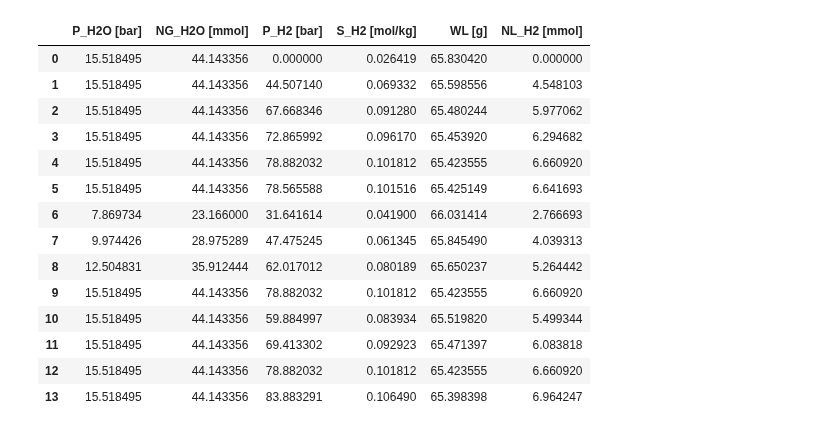
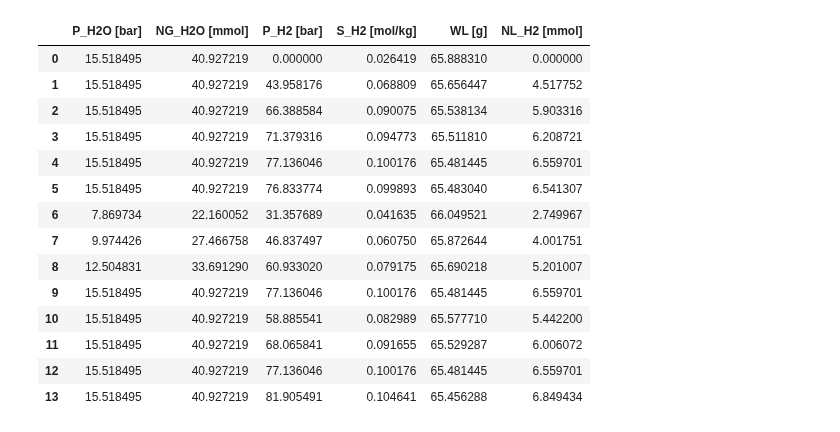
Before and after one commit to 100sjun/repos_python, a Jupyter notebook: Project/Glycerol/Kinetic_Model/data_treatment.ipynb, the cells around one changed output. Cells and saved outputs as stored; diff of their text form; code cells hidden in the pictures.

```diff
--- a/Project/Glycerol/Kinetic_Model/data_treatment.ipynb
+++ b/Project/Glycerol/Kinetic_Model/data_treatment.ipynb
@@ -45,56 +45,49 @@ df_mol = pd.DataFrame()
 df_mol['N_Gly [mmol]'] = df['Ni_Gly [mmol]']*(100-df['Conv [%]'])/100
 df_mol['N_LA [mmol]'] = df['Ni_Gly [mmol]']*df['Conv [%]']/100*df_sel['LA [%]']/100
 df_mol['N_PDO [mmol]'] = df['Ni_Gly [mmol]']*df['Conv [%]']/100*df_sel['PDO [%]']/100
 df_mol['N_FA [mmol]'] = df['Ni_Gly [mmol]']*df['Conv [%]']/100*df_sel['FA [%]']/100
 df_mol['N_GA [mmol]'] = df['Ni_Gly [mmol]']*df['Conv [%]']/100*df_sel['GA [%]']/100
 df_mol['N_ME [mmol]'] = df['Ni_Gly [mmol]']*df['Conv [%]']/100*df_sel['ME [%]']/100
 df_mol['N_EG [mmol]'] = df['Ni_Gly [mmol]']*df['Conv [%]']/100*df_sel['EG [%]']/100
 df_mol['N_KOH [mmol]'] = df['Ni_KOH [mmol]'] - df_mol['N_LA [mmol]'] - df_mol['N_FA [mmol]'] - df_mol['N_GA [mmol]']
 df_mol['N_H2O [mmol]'] = df['Ni_H2O [mmol]'] + df_mol['N_LA [mmol]'] + df_mol['N_PDO [mmol]']
 df_mol['N_H2 [mmol]'] = df_mol['N_LA [mmol]'] + df_mol['N_FA [mmol]']*1.5 + df_mol['N_GA [mmol]']*1.5 - df_mol['N_ME [mmol]'] - df_mol['N_PDO [mmol]']
 df_mol['N_TOT [mmol]'] = df_mol.sum(axis=1)
 
 # hydrogen solubility
 
-from thermo import Chemical
-from thermo.eos import PR
-
-h2 = Chemical('hydrogen')
-h2o = Chemical('water')
-
 df_h2 = pd.DataFrame()
 df_h2['P_H2O [bar]'] = 10**(8.14019-1810.94/(244.485+df['Temp [degC]']))/750.062 # Antoine equation
 df_h2['NG_H2O [mmol]'] = 0.0
 df_h2['P_H2 [bar]'] = 0.0
 for i in range(len(df_h2)):
-    vg = PR(T=(df['Temp [degC]'].iloc[i]+273.15),P=df_h2['P_H2O [bar]'].iloc[i]*1e5,Tc=h2o.Tc,Pc=h2o.Pc,omega=h2o.omega).V_g # molar volume from PR EOS
+    vg = 8.314*(df['Temp [degC]'].iloc[i]+273.15)/(df_h2['P_H2O [bar]'].iloc[i]*1e5)
     df_h2.loc[i,'NG_H2O [mmol]'] = 1/(vg*1e3)*df.loc[i,'VG [mL]']
     if i != 0:
-        vm = df.loc[i,'VG [mL]']/1e6/df_mol.loc[i,'N_H2 [mmol]']*1e3
-        df_h2.loc[i, 'P_H2 [bar]'] = PR(T=(df.loc[i,'Temp [degC]']+273.15),V=vm,Tc=h2.Tc,Pc=h2.Pc,omega=h2.omega).P/1e5
+        df_h2.loc[i, 'P_H2 [bar]'] = (df_mol['N_H2 [mmol]'].iloc[i]/1e3)/(df.loc[i,'VG [mL]']/1e6)*8.314*(df['Temp [degC]'].iloc[i]+273.15)/1e5
     else:
         pass
 df_h2['S_H2 [mol/kg]'] = p00 + (df['Temp [degC]']+273.15)*p10 + df_h2['P_H2 [bar]']*p01 + (df['Temp [degC]']+273.15)**2*p20 + df_h2['P_H2 [bar]']**2*p02 + (df['Temp [degC]']+273.15)*df_h2['P_H2 [bar]']*p11
 df_h2['WL [g]'] = df['Wi [g]'] - df_mol['N_H2 [mmol]']*mw_h2/1000 - df_h2['NG_H2O [mmol]']*mw_h2o/1000
 df_h2['NL_H2 [mmol]'] = df_h2['S_H2 [mol/kg]']*df_h2['WL [g]']
 df_h2.loc[0,'NL_H2 [mmol]'] = 0
 df_h2
 # %% [output]
 |  | P_H2O [bar] | NG_H2O [mmol] | P_H2 [bar] | S_H2 [mol/kg] | WL [g] | NL_H2 [mmol] |
-| 0 | 15.518495 | 44.143356 | 0.000000 | 0.026419 | 65.830420 | 0.000000 |
-| 1 | 15.518495 | 44.143356 | 44.507140 | 0.069332 | 65.598556 | 4.548103 |
-| 2 | 15.518495 | 44.143356 | 67.668346 | 0.091280 | 65.480244 | 5.977062 |
-| 3 | 15.518495 | 44.143356 | 72.865992 | 0.096170 | 65.453920 | 6.294682 |
-| 4 | 15.518495 | 44.143356 | 78.882032 | 0.101812 | 65.423555 | 6.660920 |
-| 5 | 15.518495 | 44.143356 | 78.565588 | 0.101516 | 65.425149 | 6.641693 |
-| 6 | 7.869734 | 23.166000 | 31.641614 | 0.041900 | 66.031414 | 2.766693 |
-| 7 | 9.974426 | 28.975289 | 47.475245 | 0.061345 | 65.845490 | 4.039313 |
-| 8 | 12.504831 | 35.912444 | 62.017012 | 0.080189 | 65.650237 | 5.264442 |
-| 9 | 15.518495 | 44.143356 | 78.882032 | 0.101812 | 65.423555 | 6.660920 |
-| 10 | 15.518495 | 44.143356 | 59.884997 | 0.083934 | 65.519820 | 5.499344 |
-| 11 | 15.518495 | 44.143356 | 69.413302 | 0.092923 | 65.471397 | 6.083818 |
-| 12 | 15.518495 | 44.143356 | 78.882032 | 0.101812 | 65.423555 | 6.660920 |
-| 13 | 15.518495 | 44.143356 | 83.883291 | 0.106490 | 65.398398 | 6.964247 |
+| 0 | 15.518495 | 40.927219 | 0.000000 | 0.026419 | 65.888310 | 0.000000 |
+| 1 | 15.518495 | 40.927219 | 43.958176 | 0.068809 | 65.656447 | 4.517752 |
+| 2 | 15.518495 | 40.927219 | 66.388584 | 0.090075 | 65.538134 | 5.903316 |
+| 3 | 15.518495 | 40.927219 | 71.379316 | 0.094773 | 65.511810 | 6.208721 |
+| 4 | 15.518495 | 40.927219 | 77.136046 | 0.100176 | 65.481445 | 6.559701 |
+| 5 | 15.518495 | 40.927219 | 76.833774 | 0.099893 | 65.483040 | 6.541307 |
+| 6 | 7.869734 | 22.160052 | 31.357689 | 0.041635 | 66.049521 | 2.749967 |
+| 7 | 9.974426 | 27.466758 | 46.837497 | 0.060750 | 65.872644 | 4.001751 |
+| 8 | 12.504831 | 33.691290 | 60.933020 | 0.079175 | 65.690218 | 5.201007 |
+| 9 | 15.518495 | 40.927219 | 77.136046 | 0.100176 | 65.481445 | 6.559701 |
+| 10 | 15.518495 | 40.927219 | 58.885541 | 0.082989 | 65.577710 | 5.442200 |
+| 11 | 15.518495 | 40.927219 | 68.065841 | 0.091655 | 65.529287 | 6.006072 |
+| 12 | 15.518495 | 40.927219 | 77.136046 | 0.100176 | 65.481445 | 6.559701 |
+| 13 | 15.518495 | 40.927219 | 81.905491 | 0.104641 | 65.456288 | 6.849434 |
 # %%
 # Dataset
 data = pd.DataFrame()
```
Also changed, not shown: parts of 3 cells of this notebook, 8 other files.
